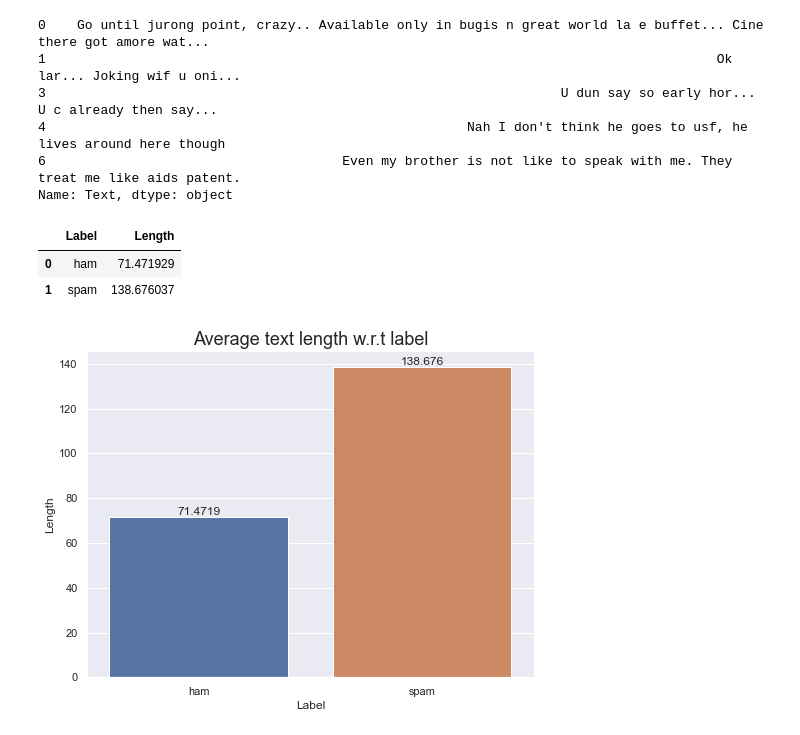
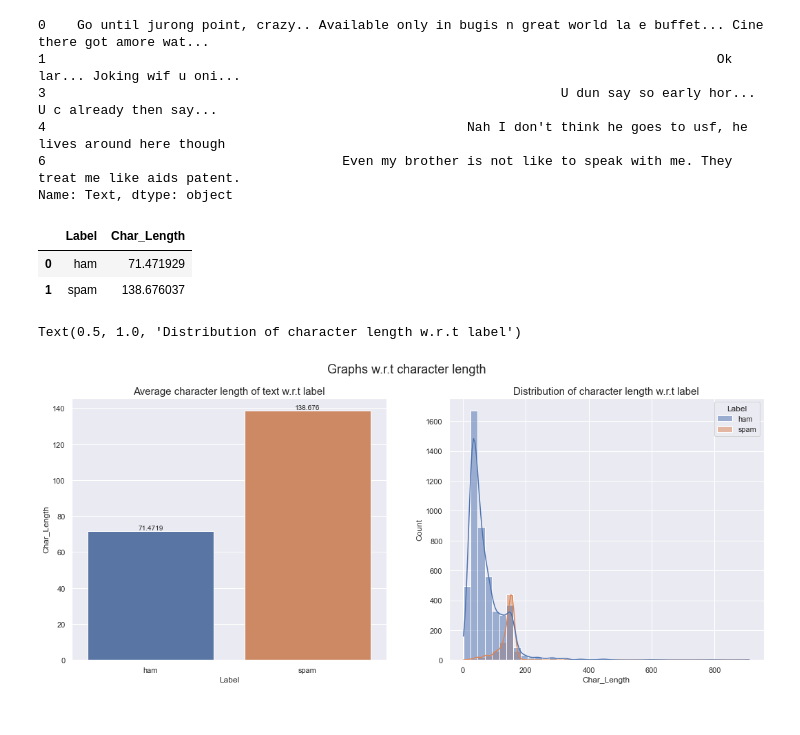
Before and after one commit to Ashish-Sasna/HAM-SPAM-Classifier, a Jupyter notebook: Scripts/SMS_Classifier.ipynb, the cells around one changed output. Cells and saved outputs as stored; diff of their text form; code cells hidden in the pictures.

Commit message:
Exploration of data

```diff
--- a/Scripts/SMS_Classifier.ipynb
+++ b/Scripts/SMS_Classifier.ipynb
@@ -82,21 +95,36 @@ sms_df[sms_df['Label'] == 'ham']['Text'][:5]
 6                                      Even my brother is not like to speak with me. They treat me like aids patent.
 Name: Text, dtype: object
 # %%
-sms_df['Length'] = [len(x) for x in sms_df['Text']]
-avg_len_df = sms_df.groupby('Label', as_index=False)['Length'].mean()
+sms_df['Char_Length'] = sms_df['Text'].apply(len)
+avg_len_df = sms_df.groupby('Label', as_index=False)['Char_Length'].mean()
 avg_len_df
 # %% [output]
-|  | Label | Length |
+|  | Label | Char_Length |
 | 0 | ham | 71.471929 |
 | 1 | spam | 138.676037 |
 # %%
-sns.set(rc = {'figure.figsize':(8,6)})
-ax = sns.barplot(x='Label',
-                 y='Length',
-                 data=avg_len_df
-                )
-ax.set_title('Average text length w.r.t label', fontsize=18)
-for label in ax.containers:
-    ax.bar_label(label)
+figure, ax = plt.subplots(1, 2,
+                         figsize=(18,7)
+                        )
+figure.suptitle('Graphs w.r.t character length', fontsize=18)
+plt.subplot(1, 2, 1)
+ax[0] = sns.barplot(x='Label',
+                    y='Char_Length',
+                    data=avg_len_df
+                   )
+ax[0].set_title('Average character length of text w.r.t label', fontsize=15)
+for label in ax[0].containers:
+    ax[0].bar_label(label)
+
+plt.subplot(1, 2, 2)
+ax[1] = sns.histplot(x='Char_Length',
+                     hue='Label',
+                     stat='count',
+                     data=sms_df,
+                     bins=40,
+                     kde=True
+                    )
+ax[1].set_title('Distribution of character length w.r.t label', fontsize=15)
 # %% [output]
+Text(0.5, 1.0, 'Distribution of character length w.r.t label')
-[figure, old version]
+[figure, new version]
```
Also changed, not shown: parts of 19 cells of this notebook.
